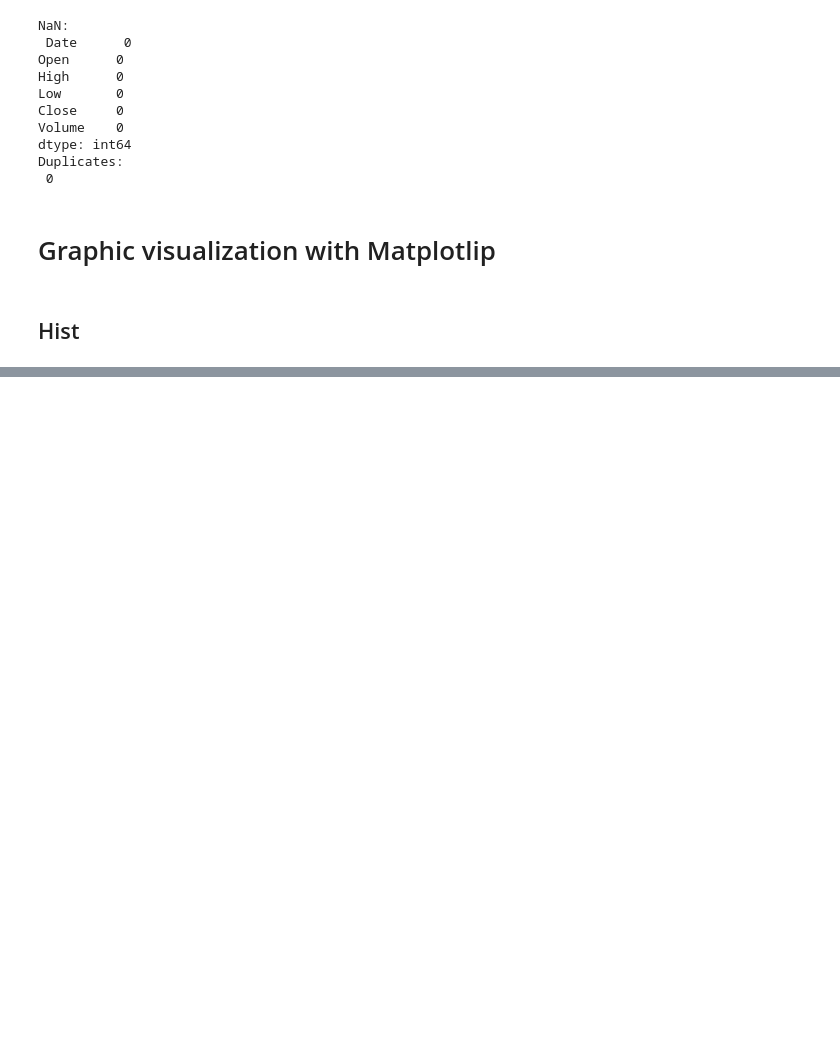
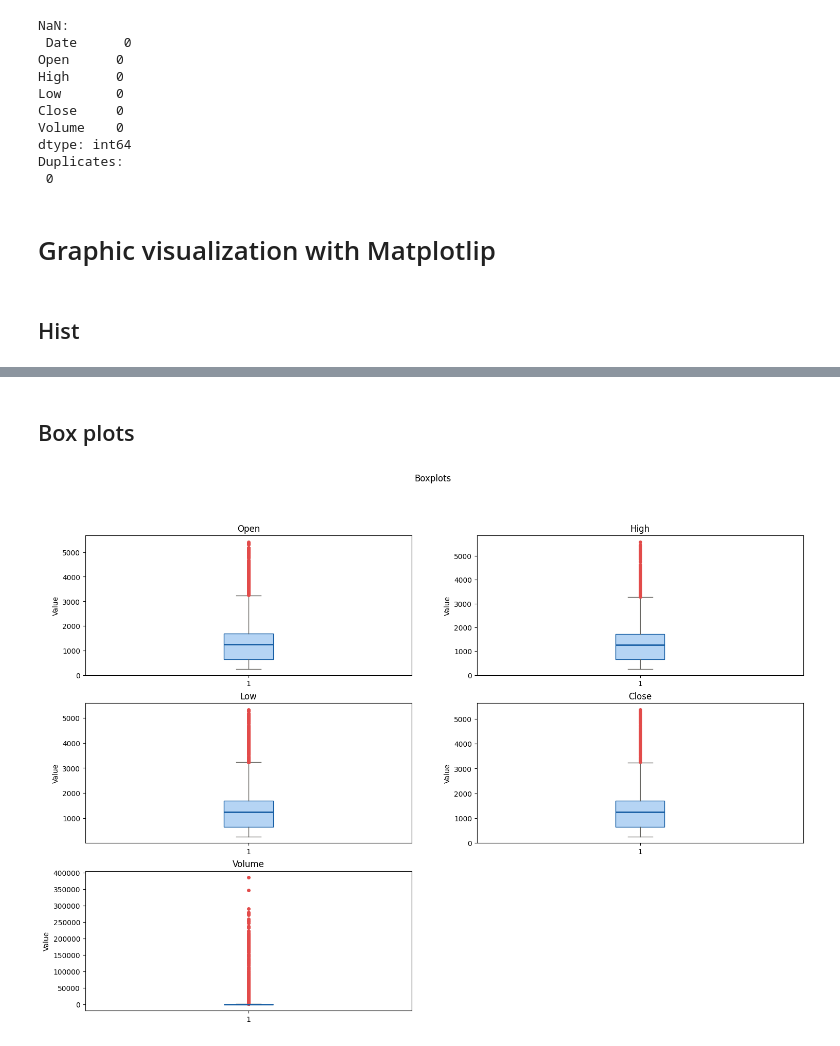
Before and after one commit to jhonssonisaza/GitHub-tutorial, a Jupyter notebook: Graphics.ipynb, the cells around one changed output, grey strips where cells are left out. Cells and saved outputs as stored; diff of their text form; code cells hidden in the pictures; blank space fills up the shorter version.

```diff
--- a/Graphics.ipynb
+++ b/Graphics.ipynb
@@ -124,0 +159,30 @@ plt.show()
+# %% [markdown]
+## Box plots
+# %%
+vn = df.select_dtypes("number").columns.to_list()
+n = len(vn)
+
+fig,axes = plt.subplots(3, 2, figsize=(18,12))
+axes = axes.flatten()
+
+for i,col in enumerate(vn):
+    axes[i].boxplot(
+        df[col].dropna(),           # data without nules
+        patch_artist=True,          # interior box color
+        boxprops=dict(facecolor='#B5D4F4', color='#185FA5'),   # box color
+        medianprops=dict(color='#185FA5', linewidth=2),        # median line
+        whiskerprops=dict(color='#5F5E5A'),                    # plots
+        capprops=dict(color='#5F5E5A'),                        # plots limits
+        flierprops=dict(marker='o', markerfacecolor='#E24B4A', # outliers
+                        markeredgecolor='#E24B4A', markersize=4)
+    )
+    axes[i].set_title(col)
+    axes[i].set_ylabel("Value")
+
+for j in range(i+1, len(axes)):
+    axes[j].set_visible(False)
+
+plt.suptitle("Boxplots")
+plt.show()
+# %% [output]
+[figure, added]
```
Also changed, not shown: parts of 5 cells of this notebook.
